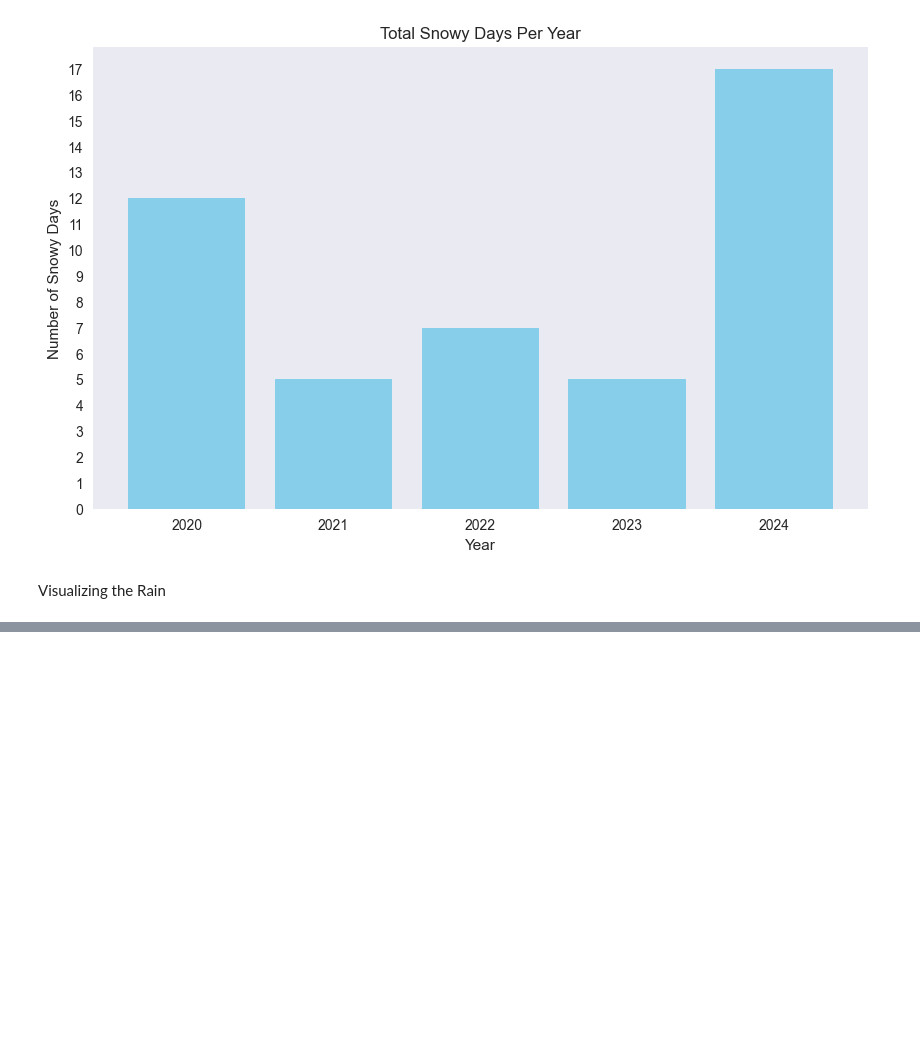
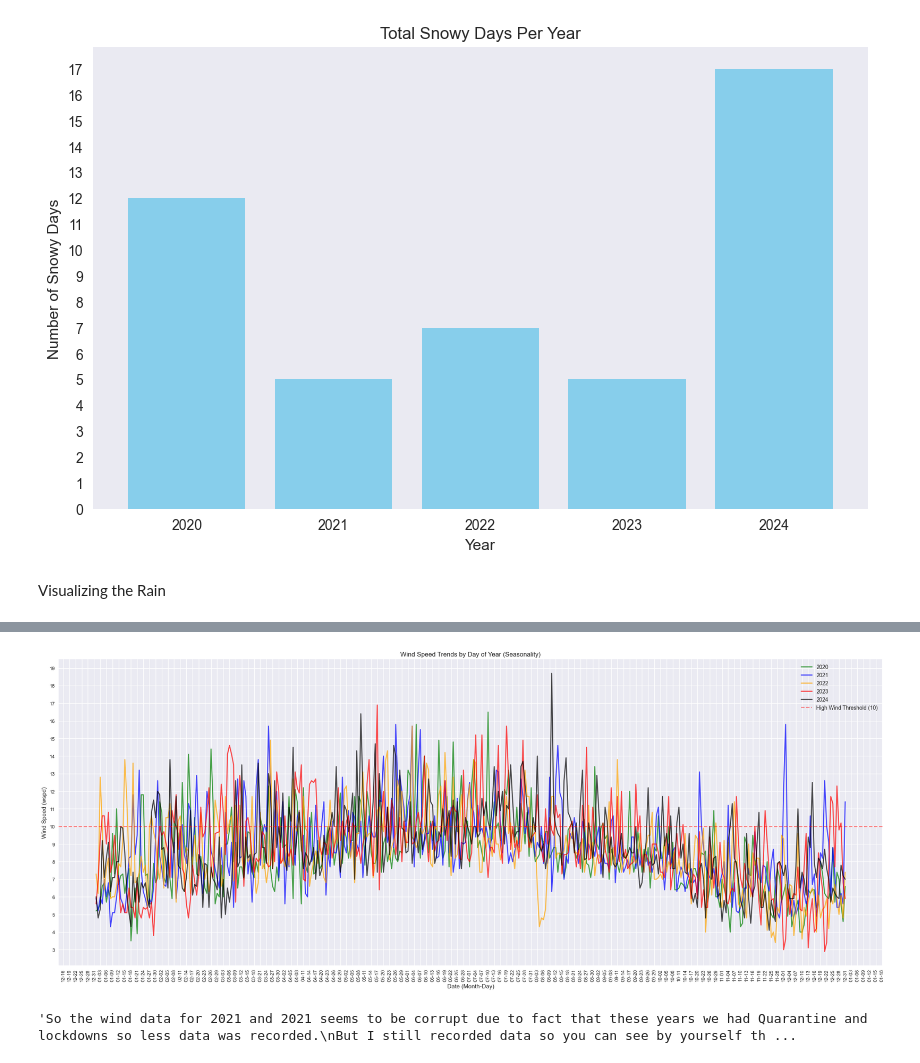
Before and after one commit to rustambekovxx/Projects, a Jupyter notebook: Project3.ipynb, the cells around one changed output, grey strips where cells are left out. Cells and saved outputs as stored; diff of their text form; code cells hidden in the pictures; blank space fills up the shorter version.

```diff
--- a/Project3.ipynb
+++ b/Project3.ipynb
@@ -149,0 +152,51 @@ plt.show()
+# %%
+df['wspd'] = df['wspd'].fillna(0)
+
+# Create the "Fake Date" for overlaying years (Setting everything to Year 2000)
+df['plot_date'] = df['date'].apply(lambda d: d.replace(year=2000))
+
+# Extract real year for the loop
+df['real_year'] = df['date'].dt.year
+# %%
+# Setup Canvas
+plt.style.use("seaborn-v0_8")
+fig, ax = plt.subplots(figsize=(22, 9))
+
+colors = {2020: 'green', 2021: 'blue', 2022: 'orange', 2023: 'red', 2024: 'black'}
+
+years = sorted(df['real_year'].unique())
+
+for year in years:
+    subset = df[df['real_year'] == year]
+
+    ax.plot(subset['plot_date'], subset['wspd'],
+            label=f"{year}",
+            color=colors.get(year, 'gray'),
+            linewidth=2,
+            alpha=0.7)
+
+ax.set_title("Wind Speed Trends by Day of Year (Seasonality)")
+ax.set_ylabel("Wind Speed (wspd)")
+ax.set_xlabel("Date (Month-Day)")
+
+
+# 23.9 is the highest so I marked 10 as treshold
+ax.axhline(y=10, color='red', linestyle='--', alpha=0.5, label='High Wind Threshold (10)')
+
+ax.xaxis.set_major_formatter(mdates.DateFormatter('%m-%d'))
+ax.xaxis.set_major_locator(mdates.DayLocator(interval=3)) # Show date every 3 days
+ax.yaxis.set_major_locator(ticker.MultipleLocator(1))
+plt.xticks(rotation=90, size=9)
+plt.yticks(size=9)
+
+ax.legend()
+plt.tight_layout()
+plt.show()
+# %% [output]
+[figure, added]
+# %%
+# Summary statistics for wind speed
+"""So the wind data for 2021 and 2021 seems to be corrupt due to fact that these years we had Quarantine and lockdowns so less data was recorded.
+But I still recorded data so you can see by yourself the difference in line graphs."""
+# %% [output]
+'So the wind data for 2021 and 2021 seems to be corrupt due to fact that these years we had Quarantine and lockdowns so less data was recorded.\nBut I still recorded data so you can see by yourself th ...
```
Also changed, not shown: parts of 8 cells of this notebook.
